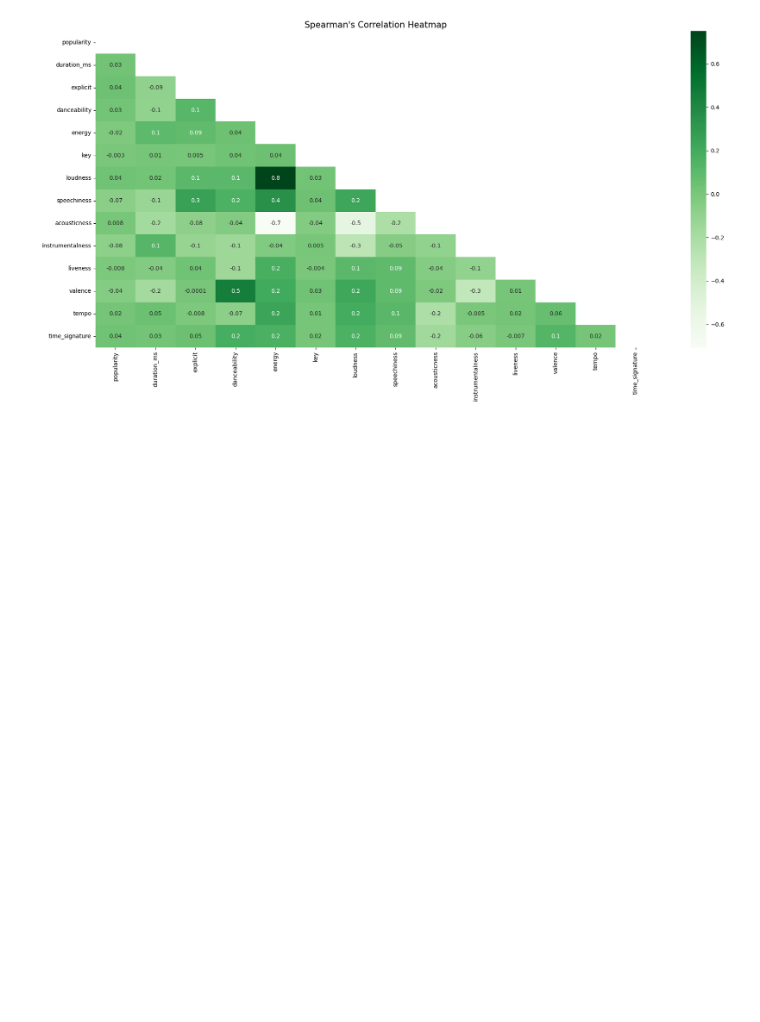
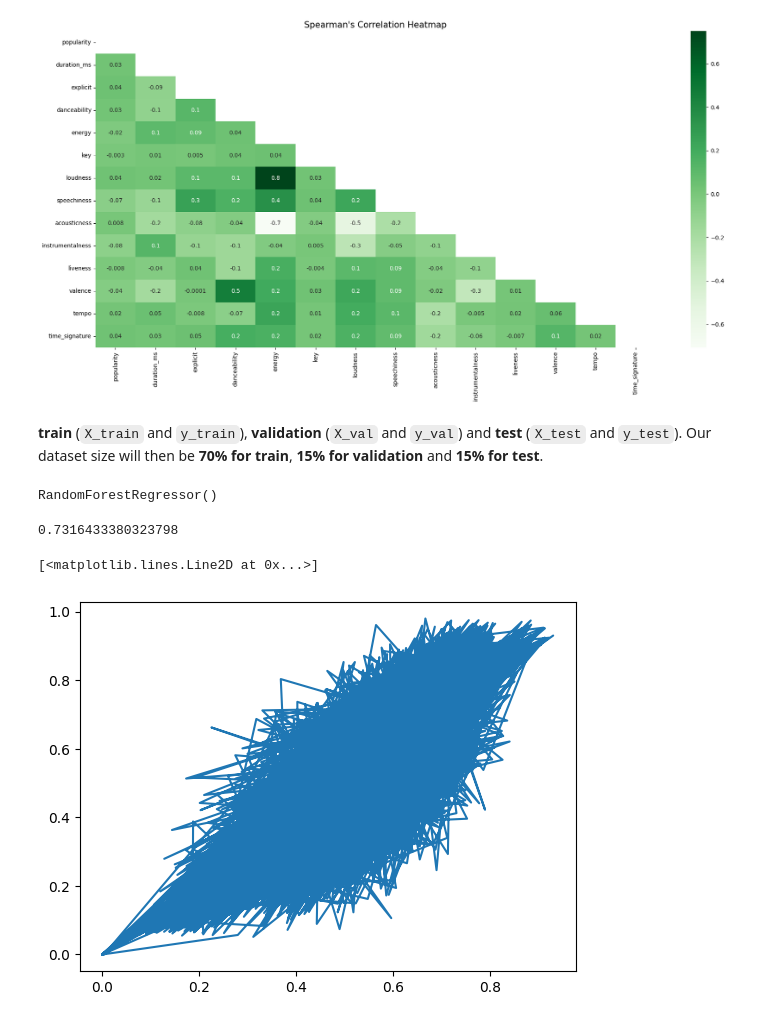
Before and after one commit to amdbsilva/aulademl2, a Jupyter notebook: notebook main.ipynb, the cells around one changed output. Drawn from its saved outputs; the diff is of its cells as text; code cells hidden in the pictures; blank space fills up the shorter version.

Commit message:
merge com modelling

```diff
--- a/notebook main.ipynb
+++ b/notebook main.ipynb
@@ -84,7 +89,7 @@ spotify['liveness'] = spotify['liveness'].astype('float16')
 spotify['valence'] = spotify['valence'].astype('float16')
 spotify['tempo'] = spotify['tempo'].astype('float16')
 spotify['time_signature'] = spotify['time_signature'].astype('int8')
-#spotify = spotify.drop(['mode', 'track_genre'], axis = 1)
+spotify = spotify.drop(['mode', 'track_genre'], axis = 1)
 spotify.dtypes
 # %% [output]
 popularity             int8
@@ -141,3 +143,25 @@ corr_heatmap(correlation)
 [figure]
 # %%
 spotify = spotify.drop('energy', axis = 1)
+# %%
+X = spotify.drop('danceability', axis=1)
+Y = spotify['danceability']
+# %% [markdown]
+**train** (`X_train` and `y_train`), **validation** (`X_val` and `y_val`) and **test** (`X_test` and `y_test`). Our dataset size will then be **70% for train**, **15% for validation** and **15% for test**.
+# %%
+X_train_val, X_test, Y_train_val, Y_test = train_test_split(X,Y, test_size=0.15, random_state=42)
+#X_train, X_val, Y_train, Y_val = train_test_split(X_train_val, Y_train_val, test_size=0.1765, random_state=42)
+# %%
+model = RandomForestRegressor()
+model.fit(X_train_val, Y_train_val)
+# %% [output]
+RandomForestRegressor()
+# %%
+model.score(X_test, Y_test)
+# %% [output]
+0.7316433380323798
+# %%
+plt.plot(model.predict(X_test), Y_test)
+# %% [output]
+[<matplotlib.lines.Line2D at 0x...>]
+[figure, added]
```
Also changed, not shown: parts of 2 cells of this notebook.
